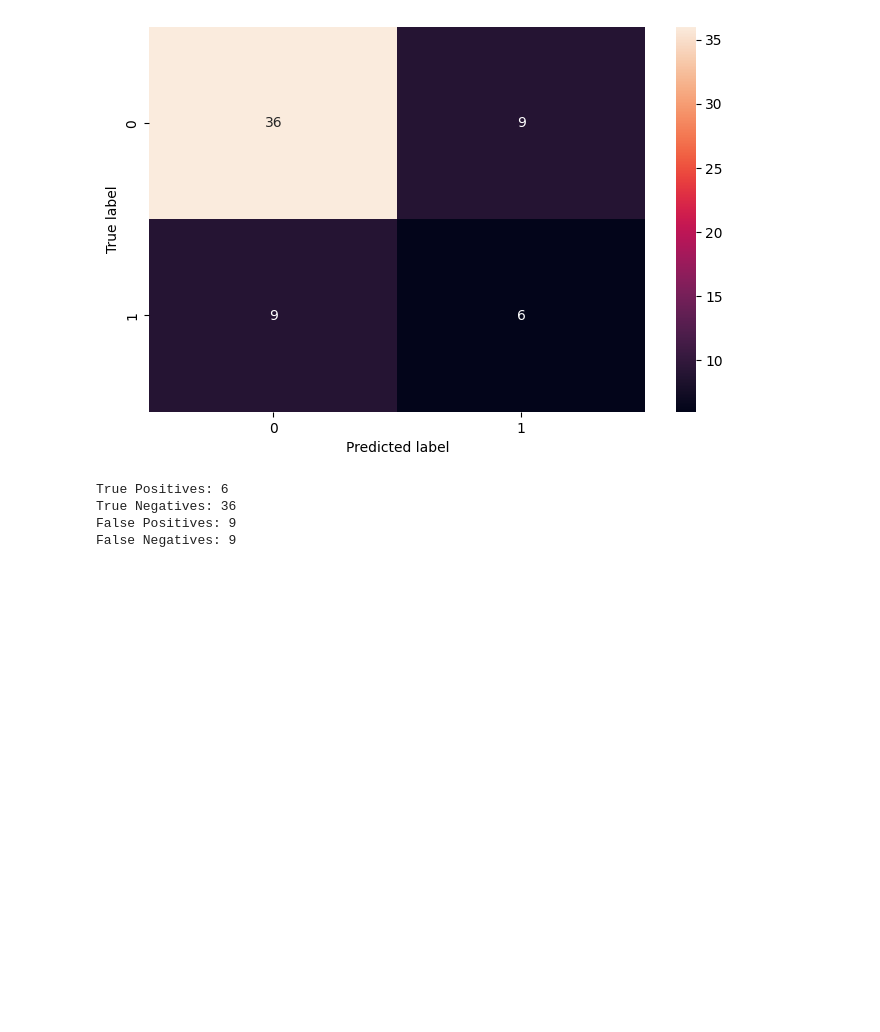
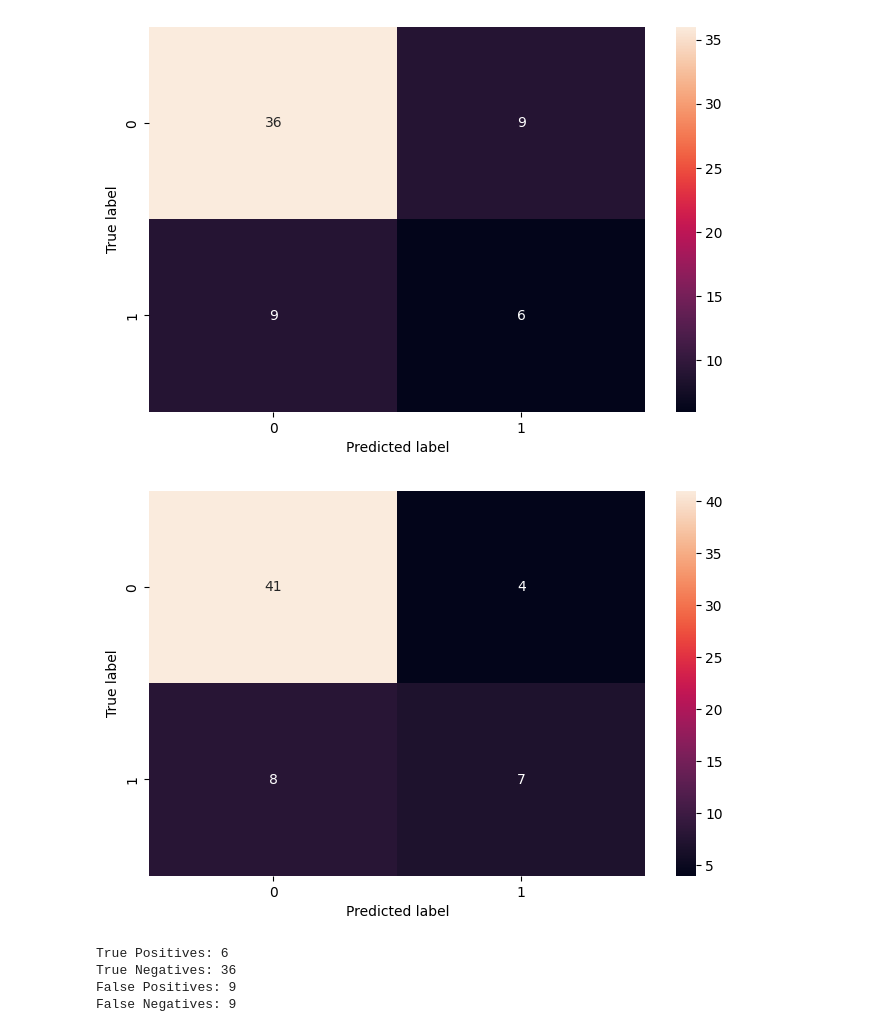
Before and after one commit to SeherKumsar/Ada-Lovelace-Veri-Bilimi-Akademisi, a Jupyter notebook: week-8/8-logistic-regression.ipynb, the cells around one changed output. Drawn from its saved outputs; the diff is of its cells as text; code cells hidden in the pictures; blank space fills up the shorter version.

```diff
--- a/week-8/8-logistic-regression.ipynb
+++ b/week-8/8-logistic-regression.ipynb
@@ -45,4 +60,7 @@ X_train, X_test, y_train, y_test = train_test_split(X, y,
 # %%
 # Logistic Regression
 log_model = LogisticRegression(C=0.01, solver='liblinear').fit(X_train,y_train)
+log_model2 = LogisticRegression(C=0.01, solver='lbfgs').fit(X,y)
+# Küçük c değeri overfitting'i azaltır ve küçük c değerlerinde solver parametresi 'liblinear' olmalıdır.
 yhat = log_model.predict(X_test)
+yhat2 = log_model2.predict(X_test)
@@ -69,3 +136,6 @@ print(cnf_matrix)
 # %% [output]
 [[36  9]
  [ 9  6]]
+# %%
+cnf_matrix2 = confusion_matrix(y_test, yhat2, labels=[0,1])
+print(cnf_matrix2)
@@ -78,6 +151,15 @@ plt.xlabel('Predicted label')
 plt.show()
 # %% [output]
 [figure]
+# %%
+# Plot confusion matrix
+plt.figure(figsize=(8,5))
+sns.heatmap(cnf_matrix2, annot=True, fmt="d")
+plt.ylabel('True label')
+plt.xlabel('Predicted label')
+plt.show()
+# %% [output]
+[figure, added]
 # %%
 TP = cnf_matrix[1][1]
 TN = cnf_matrix[0][0]
```
Also changed, not shown: parts of 12 cells of this notebook.
